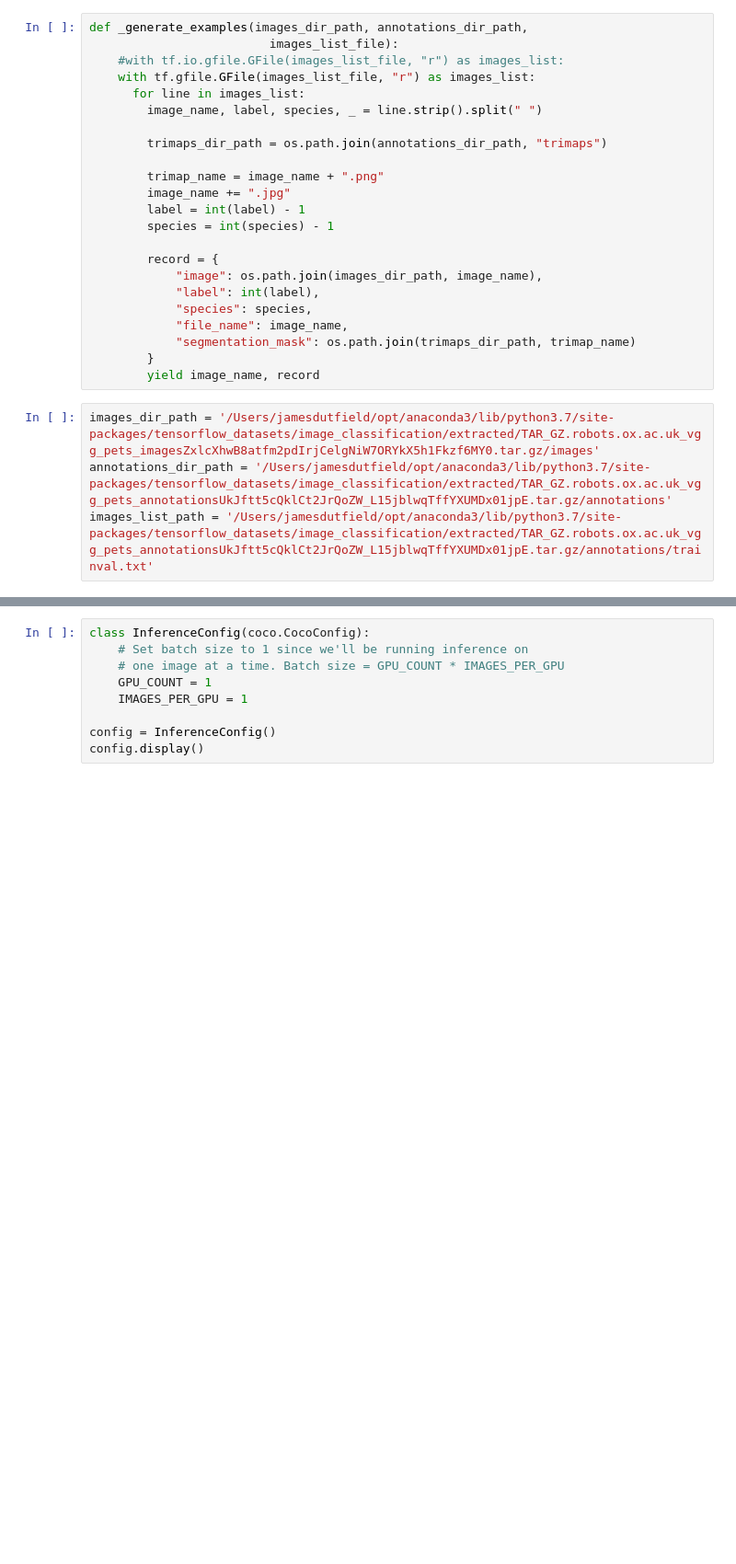
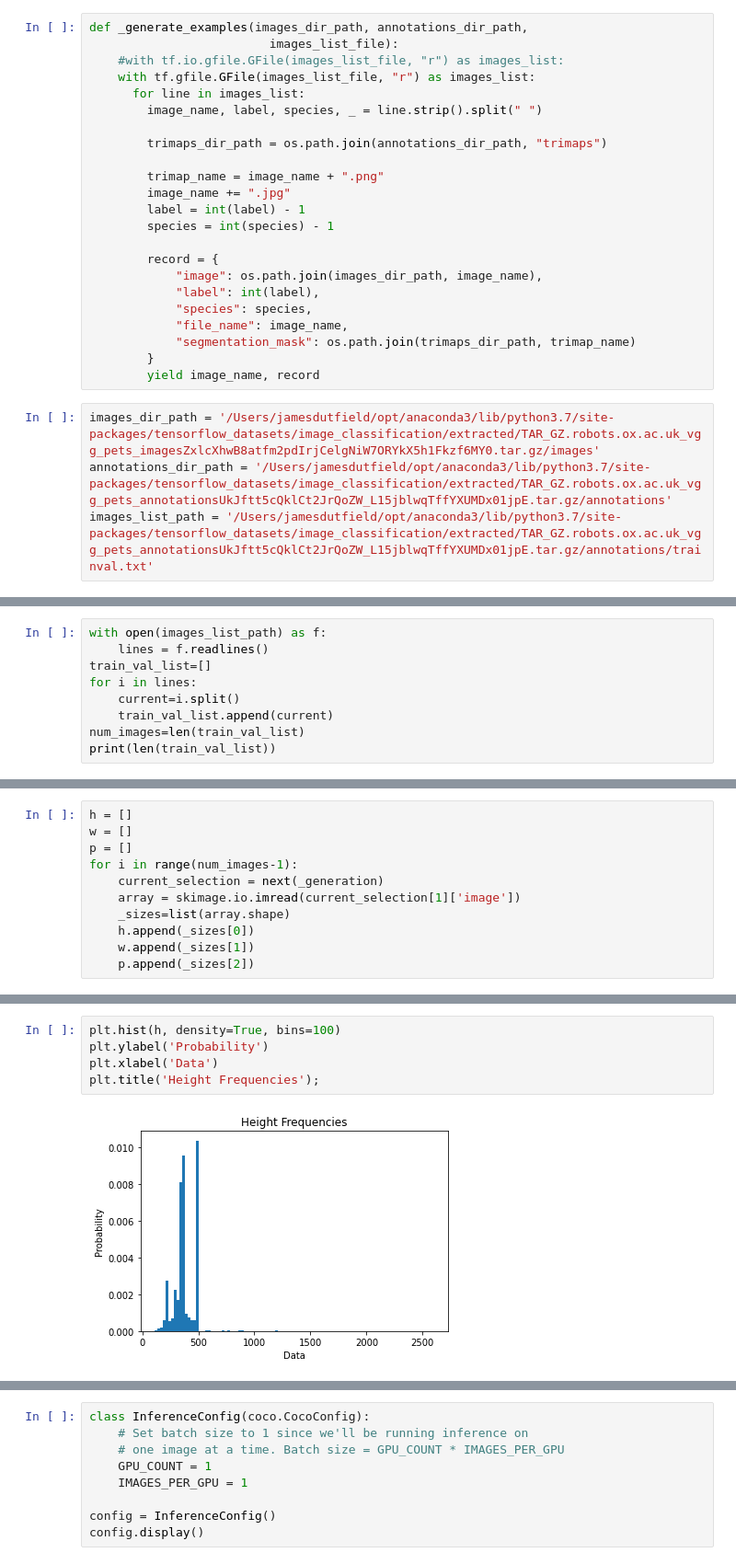
Before and after one commit to j-dutfield/Instance-Segmentation, a Jupyter notebook: Pre-trained Image Segmentation.ipynb, the cells around one changed output, grey strips where cells are left out. Shown at 92% size. Drawn from its saved outputs; the diff is of its cells as text; blank space fills up the shorter version.

```diff
--- a/Pre-trained Image Segmentation.ipynb
+++ b/Pre-trained Image Segmentation.ipynb
@@ -63,0 +67,9 @@ _generation = _generate_examples(images_dir_path, annotations_dir_path, images_l
+# %%
+with open(images_list_path) as f:
+    lines = f.readlines()
+train_val_list=[]
+for i in lines:
+    current=i.split()
+    train_val_list.append(current)
+num_images=len(train_val_list)
+print(len(train_val_list))
@@ -63,0 +78,11 @@ _generation = _generate_examples(images_dir_path, annotations_dir_path, images_l
+# %%
+h = []
+w = []
+p = []
+for i in range(num_images-1):
+    current_selection = next(_generation)
+    array = skimage.io.imread(current_selection[1]['image'])
+    _sizes=list(array.shape)
+    h.append(_sizes[0])
+    w.append(_sizes[1])
+    p.append(_sizes[2])
@@ -63,0 +91,7 @@ _generation = _generate_examples(images_dir_path, annotations_dir_path, images_l
+# %%
+plt.hist(h, density=True, bins=100)
+plt.ylabel('Probability')
+plt.xlabel('Data')
+plt.title('Height Frequencies');
+# %% [output]
+[figure, added]
```
Also changed, not shown: parts of 14 cells of this notebook.
